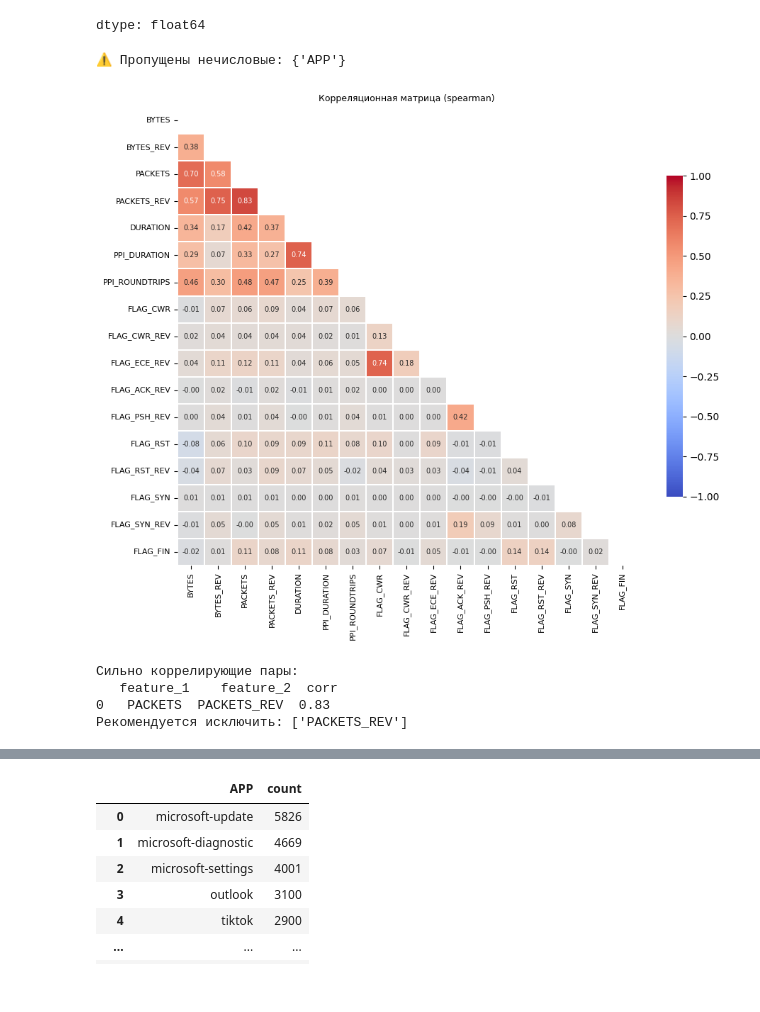
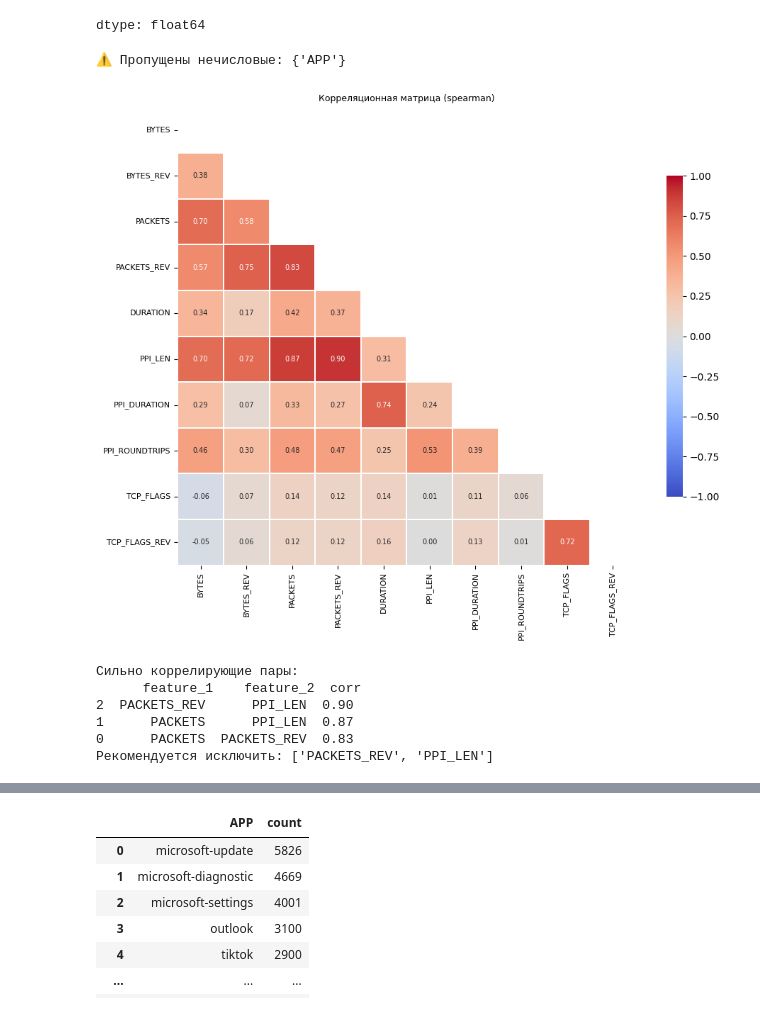
Before and after one commit to MinyaevAndrey/cesnet-tcexamples, a Jupyter notebook: notebooks/example_evaluation.ipynb, the cells around one changed output, grey strips where cells are left out. Saved outputs shown, nothing was run; the diff lists cells and outputs as text; code cells hidden in the pictures.

```diff
--- a/notebooks/example_evaluation.ipynb
+++ b/notebooks/example_evaluation.ipynb
@@ -1205,7 +1205,8 @@ df.CATEGORY[:5]
 | 4 | Software updates |
 dtype: object
 # %%
-df = df.drop(['ID', 'PPI', 'CATEGORY', 'TCP_FLAGS', 'TCP_FLAGS_REV'], axis=1)
+# df = df.drop(['ID', 'PPI', 'CATEGORY', 'TCP_FLAGS', 'TCP_FLAGS_REV'], axis=1)
+df = df.drop(['ID', 'PPI', 'CATEGORY'], axis=1)
 df.head()
 # %% [output]
 |  | BYTES | BYTES_REV | PACKETS | PACKETS_REV | DURATION | PPI_LEN | PPI_DURATION | PPI_ROUNDTRIPS | APP | ... |
@@ -1351,20 +1352,24 @@ def target_association(
     )
     return mi_df
 # %%
-iskl = ['PPI_LEN', 'FLAG_ECE', 'FLAG_URG_REV', 'FLAG_URG', 'FLAG_ACK', 'FLAG_PSH', 'FLAG_FIN_REV']
+# iskl = ['PPI_LEN', 'FLAG_ECE', 'FLAG_URG_REV', 'FLAG_URG', 'FLAG_ACK', 'FLAG_PSH', 'FLAG_FIN_REV']
+iskl = ['FLAG_CWR', 'FLAG_CWR_REV', 'FLAG_ECE', 'FLAG_ECE_REV', 'FLAG_URG', 'FLAG_URG_REV', 'FLAG_ACK', 'FLAG_ACK_REV', 'FLAG_PSH', 'FLAG_PSH_REV', 'FLAG_RST', 'FLAG_RST_REV', 'FLAG_SYN', 'FLAG_SYN_REV', 'FLAG_FIN', 'FLAG_FIN_REV']
+# iskl = []
 numeric_cols = [c for c in df.columns if c not in iskl]
 
 
 res = correlation_matrix(df, numeric_cols, threshold=0.8, method="spearman")
 print("Сильно коррелирующие пары:\n", res["high_corr_pairs"])
 print("Рекомендуется исключить:", res["to_drop"])
 # %% [output]
 ⚠ Пропущены нечисловые: {'APP'}
-[figure, old version]
+[figure, new version]
 Сильно коррелирующие пары:
-   feature_1    feature_2  corr
-0   PACKETS  PACKETS_REV  0.83
-Рекомендуется исключить: ['PACKETS_REV']
+      feature_1    feature_2  corr
+2  PACKETS_REV      PPI_LEN  0.90
+1      PACKETS      PPI_LEN  0.87
+0      PACKETS  PACKETS_REV  0.83
+Рекомендуется исключить: ['PACKETS_REV', 'PPI_LEN']
 # %%
 df = df.drop(iskl, axis=1)
 df.head()
```
Also changed, not shown: parts of 11 cells of this notebook.
